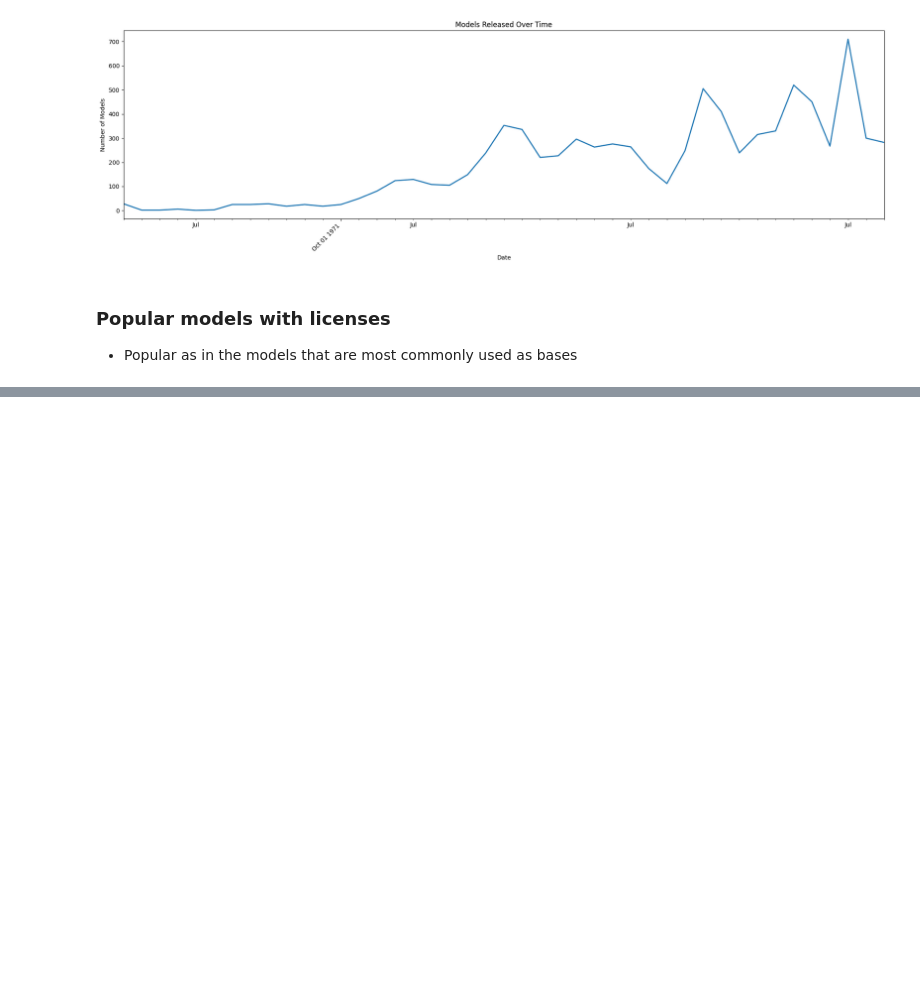
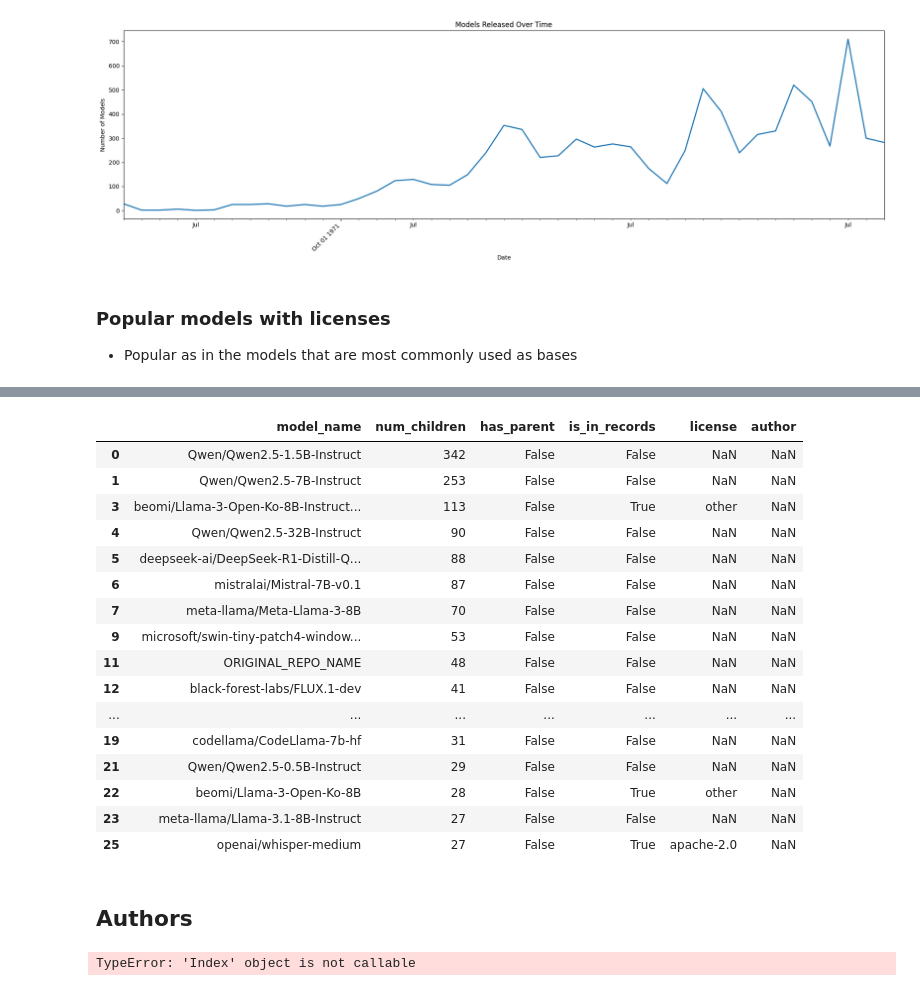
Before and after one commit to gabtos/open-source-ai-discovery, a Jupyter notebook: exploratory_analysis.ipynb, the cells around one changed output, grey strips where cells are left out. Cells and saved outputs as stored; diff of their text form; code cells hidden in the pictures; blank space fills up the shorter version.

Commit message:
Added author search

```diff
--- a/exploratory_analysis.ipynb
+++ b/exploratory_analysis.ipynb
@@ -789,0 +791,33 @@ popular_models_df.head(20)
+# %%
+child_df = pd.read_csv('model_genealogy/model_child_counts.csv')
+
+child_df_parents = child_df[child_df['has_parent'] == False].copy()
+
+child_df_parents.head(20)
+# %% [output]
+|  | model_name | num_children | has_parent | is_in_records | license | author |
+| 0 | Qwen/Qwen2.5-1.5B-Instruct | 342 | False | False | NaN | NaN |
+| 1 | Qwen/Qwen2.5-7B-Instruct | 253 | False | False | NaN | NaN |
+| 3 | beomi/Llama-3-Open-Ko-8B-Instruct... | 113 | False | True | other | NaN |
+| 4 | Qwen/Qwen2.5-32B-Instruct | 90 | False | False | NaN | NaN |
+| 5 | deepseek-ai/DeepSeek-R1-Distill-Q... | 88 | False | False | NaN | NaN |
+| 6 | mistralai/Mistral-7B-v0.1 | 87 | False | False | NaN | NaN |
+| 7 | meta-llama/Meta-Llama-3-8B | 70 | False | False | NaN | NaN |
+| 9 | microsoft/swin-tiny-patch4-window... | 53 | False | False | NaN | NaN |
+| 11 | ORIGINAL_REPO_NAME | 48 | False | False | NaN | NaN |
+| 12 | black-forest-labs/FLUX.1-dev | 41 | False | False | NaN | NaN |
+| ... | ... | ... | ... | ... | ... | ... |
+| 19 | codellama/CodeLlama-7b-hf | 31 | False | False | NaN | NaN |
+| 21 | Qwen/Qwen2.5-0.5B-Instruct | 29 | False | False | NaN | NaN |
+| 22 | beomi/Llama-3-Open-Ko-8B | 28 | False | True | other | NaN |
+| 23 | meta-llama/Llama-3.1-8B-Instruct | 27 | False | False | NaN | NaN |
+| 25 | openai/whisper-medium | 27 | False | True | apache-2.0 | NaN |
+# %% [markdown]
+## Authors
+# %%
+author_df = pd.read_csv('authors/hf_models_by_author.csv')
+
+for col in author_df.columns:
+    print(col)
+# %% [output]
+TypeError: 'Index' object is not callable
```
Also changed, not shown: parts of 2 cells of this notebook, 2 other files.
